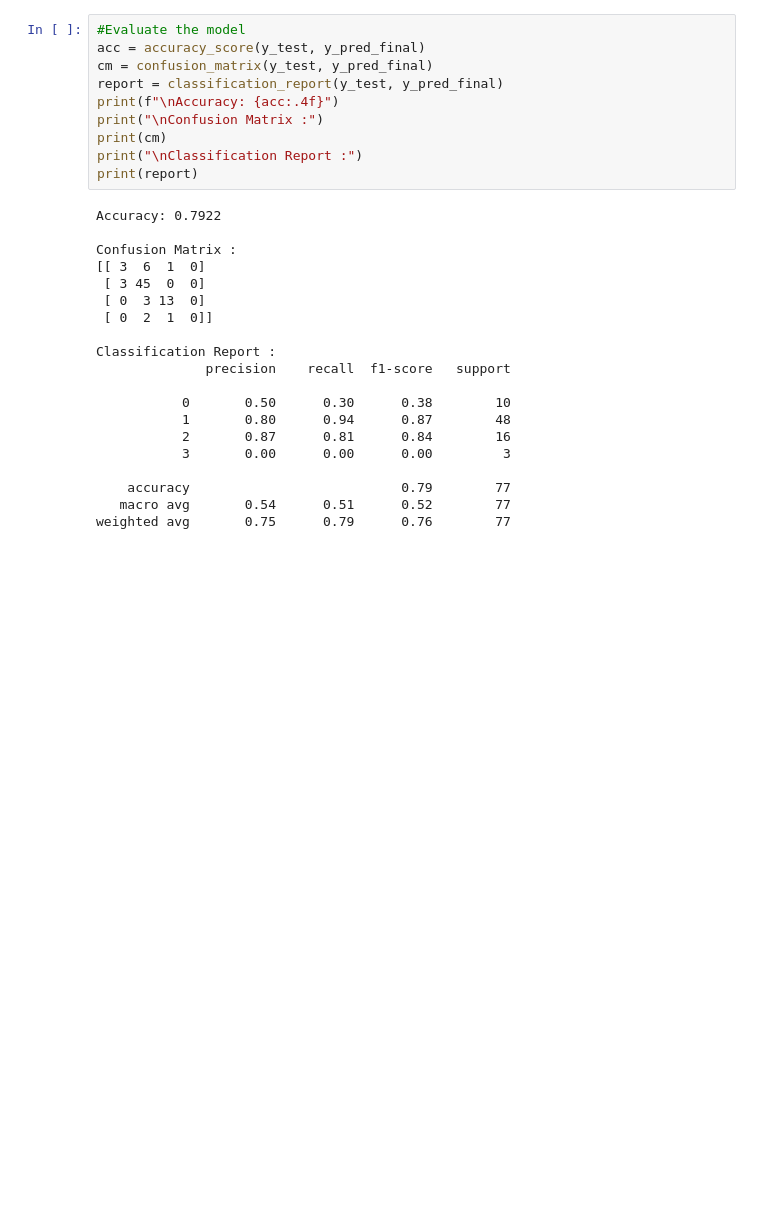
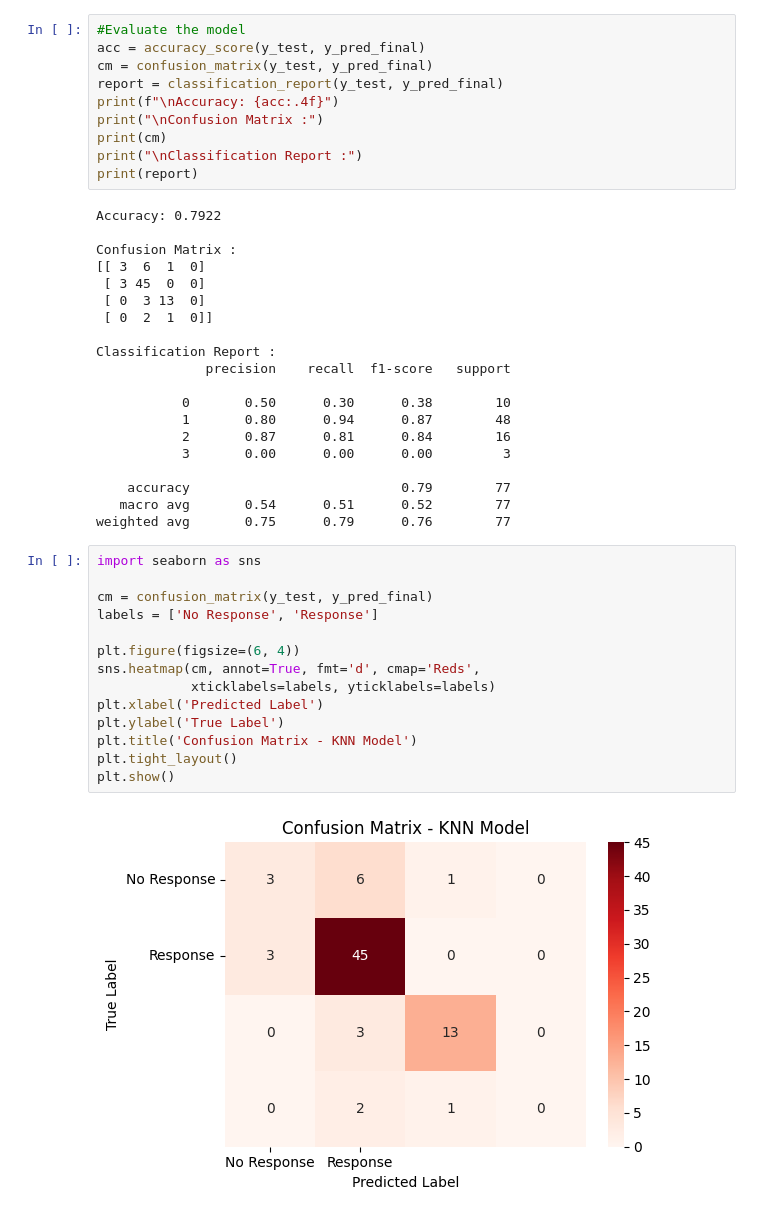
Before and after one commit to SyllaNzali/ML, a Jupyter notebook: KNN.ipynb, the cells around one changed output. Cells and saved outputs as stored; diff of their text form; blank space fills up the shorter version.

Commit message:
Confusion Matrix

```diff
--- a/KNN.ipynb
+++ b/KNN.ipynb
@@ -81,3 +81,19 @@ Classification Report :
     accuracy                           0.79        77
    macro avg       0.54      0.51      0.52        77
 weighted avg       0.75      0.79      0.76        77
+# %%
+import seaborn as sns
+
+cm = confusion_matrix(y_test, y_pred_final)
+labels = ['No Response', 'Response']
+
+plt.figure(figsize=(6, 4))
+sns.heatmap(cm, annot=True, fmt='d', cmap='Reds',
+            xticklabels=labels, yticklabels=labels)
+plt.xlabel('Predicted Label')
+plt.ylabel('True Label')
+plt.title('Confusion Matrix - KNN Model')
+plt.tight_layout()
+plt.show()
+# %% [output]
+[figure, added]
```
